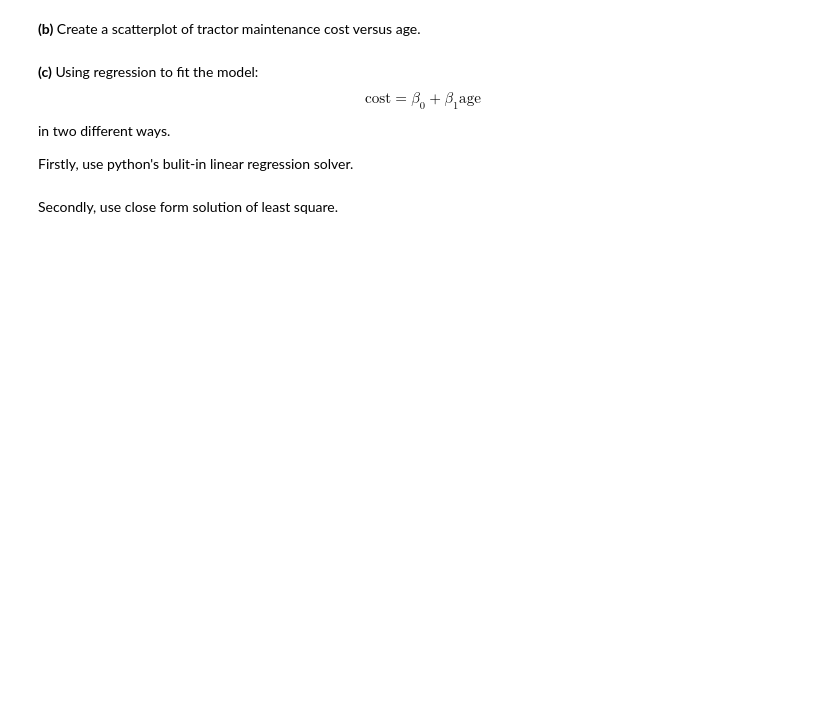
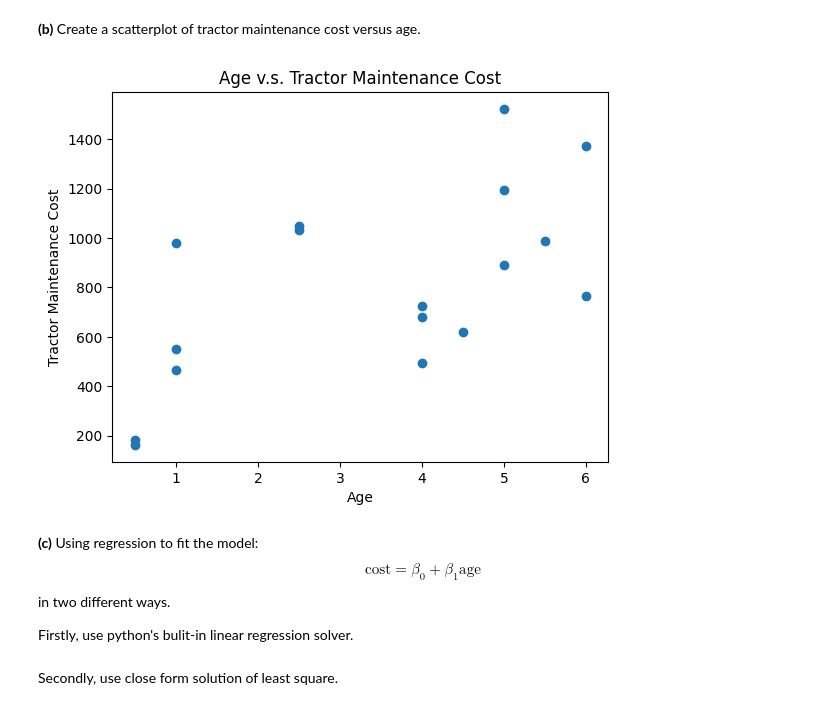
Before and after one commit to must108/sta4724, a Jupyter notebook: homework/hw2/Homework 2.ipynb, the cells around one changed output. Cells and saved outputs as stored; diff of their text form; code cells hidden in the pictures; blank space fills up the shorter version.

```diff
--- a/homework/hw2/Homework 2.ipynb
+++ b/homework/hw2/Homework 2.ipynb
@@ -13,3 +13,10 @@ The cost of the maintenance of a certain type of tractor seems to increase with
 *tractor.csv* contains ages (years) and 6-monthly maintenance costs for n = 17 such tractors.
 
 **(a)** Read the data file.
+# %%
+import pandas as pd
+import matplotlib.pyplot as plt
+
+dft = pd.read_csv('tractor.csv')
+
+dft.head()
@@ -16,5 +30,13 @@ The cost of the maintenance of a certain type of tractor seems to increase with
 # %% [markdown]
 **(b)** Create a scatterplot of tractor maintenance cost versus age.
+# %%
+plt.scatter(dft['age'], dft['cost'])
+plt.title("Age v.s. Tractor Maintenance Cost")
+plt.xlabel("Age")
+plt.ylabel("Tractor Maintenance Cost")
+plt.show()
+# %% [output]
+[figure, added]
 # %% [markdown]
 **(c)** Using regression to fit the model:
 $$\text{cost}=\beta_0+\beta_1 \text{age}$$
```
Also changed, not shown: parts of 18 cells of this notebook, 4 other files.
